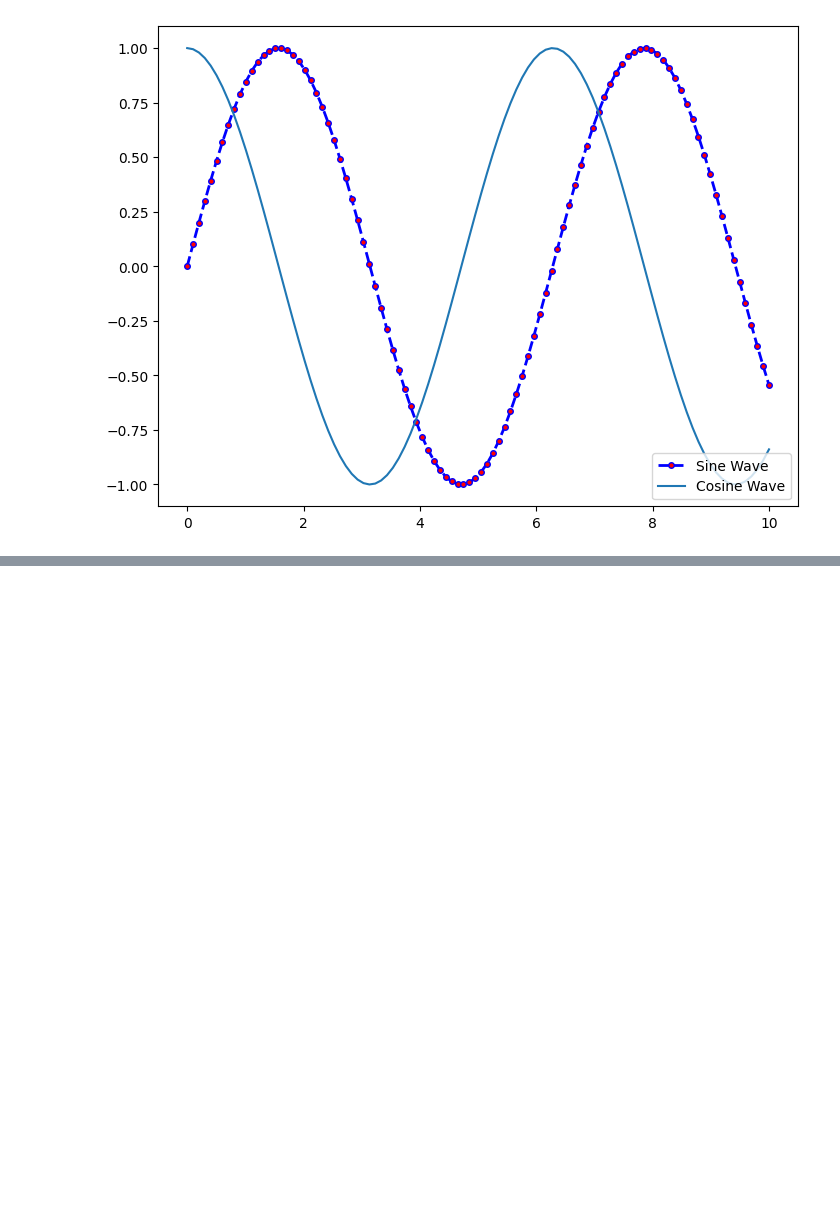
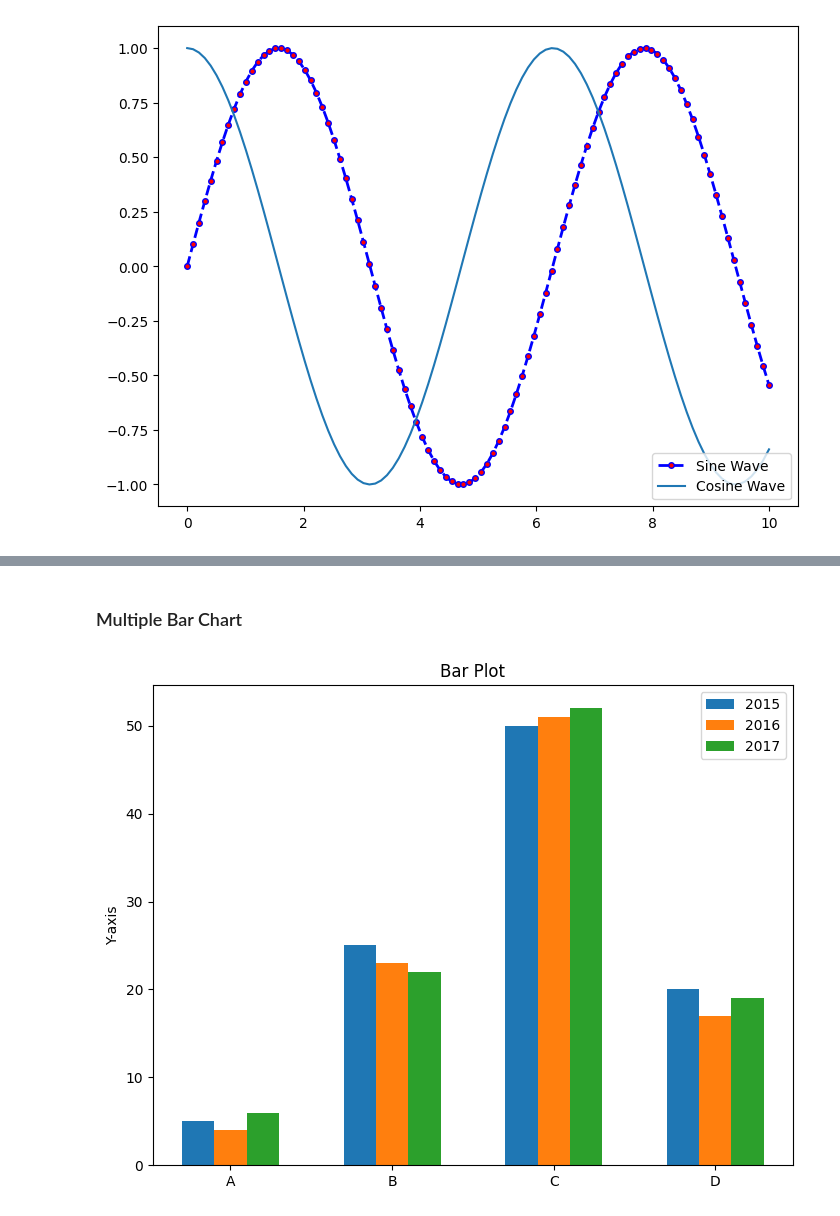
Before and after one commit to TETRAWasTaken/MonoRepo, a Jupyter notebook: DPEL/DPEL_Ass_8.ipynb, the cells around one changed output, grey strips where cells are left out. Saved outputs shown, nothing was run; the diff lists cells and outputs as text; code cells hidden in the pictures; blank space fills up the shorter version.

```diff
--- a/DPEL/DPEL_Ass_8.ipynb
+++ b/DPEL/DPEL_Ass_8.ipynb
@@ -85,0 +97,19 @@ ax.legend(loc=4)
+# %% [markdown]
+### Multiple Bar Chart
+# %%
+data = [[5, 25, 50, 20], [4, 23, 51, 17], [6, 22, 52, 19]]
+x = np.arange(4)
+width = 0.2
+fig = plt.figure()
+ax = fig.add_axes([0, 0, 1, 1])
+ax.bar(x - width, data[0], width, label='2015')
+ax.bar(x, data[1], width, label='2016')
+ax.bar(x + width, data[2], width, label='2017')
+ax.set_ylabel('Y-axis')
+ax.set_title('Bar Plot')
+ax.set_xticks(x)
+ax.set_xticklabels(['A', 'B', 'C', 'D'])
+ax.legend()
+plt.show()
+# %% [output]
+[figure, added]
```
Also changed, not shown: parts of 8 cells of this notebook.
